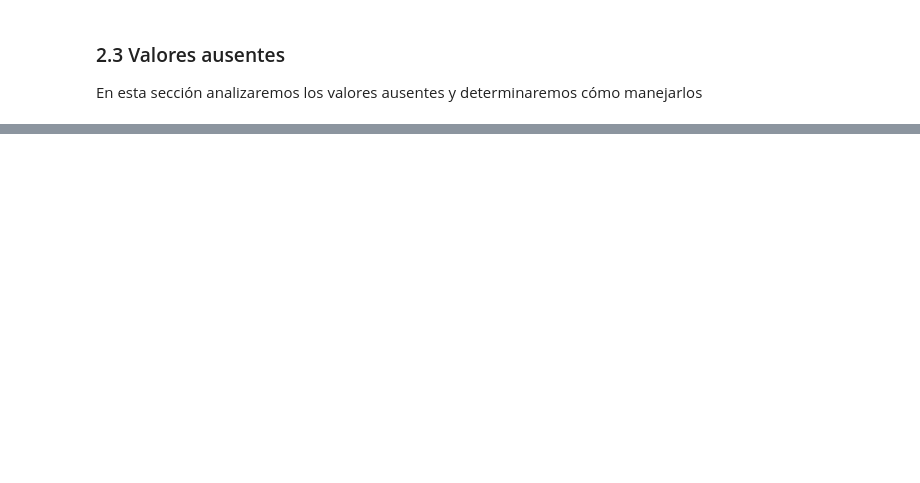
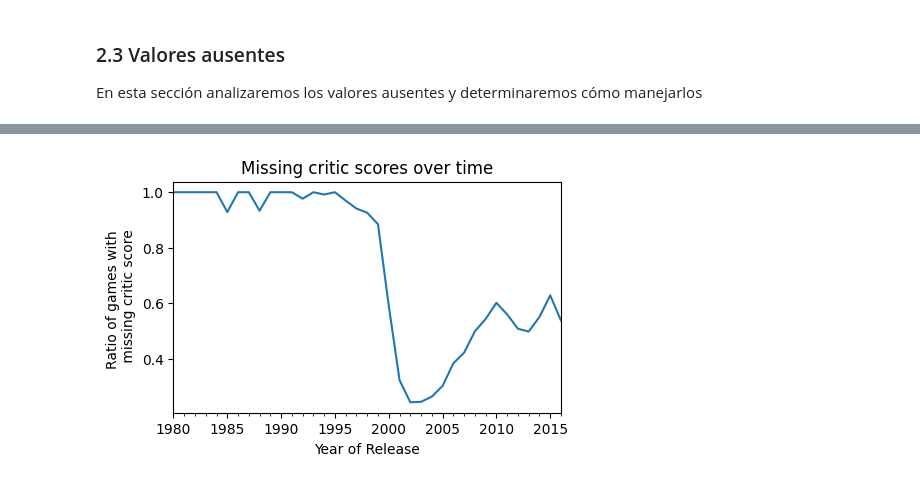
Before and after one commit to Victor-Mier/statistical_analysis, a Jupyter notebook: notebook.ipynb, the cells around one changed output, grey strips where cells are left out. Cells and saved outputs as stored; diff of their text form; code cells hidden in the pictures; blank space fills up the shorter version.

```diff
--- a/notebook.ipynb
+++ b/notebook.ipynb
@@ -111,0 +274,11 @@ print(missing_year_of_release.head())
+# %%
+# Analizamos los valores ausentes en la columna 'critic_score'
+# Analizamos valores ausentes respecto al tiempo
+plt.figure(figsize=(5,3))
+games['critic_score'].isna().groupby(games['year_of_release']).mean().plot(kind='line')
+plt.title('Missing critic scores over time')
+plt.xlabel('Year of Release')
+plt.ylabel('Ratio of games with \n missing critic score')
+plt.show()
+# %% [output]
+[figure, added]
```
Also changed, not shown: parts of 29 cells of this notebook, 1 other file.
